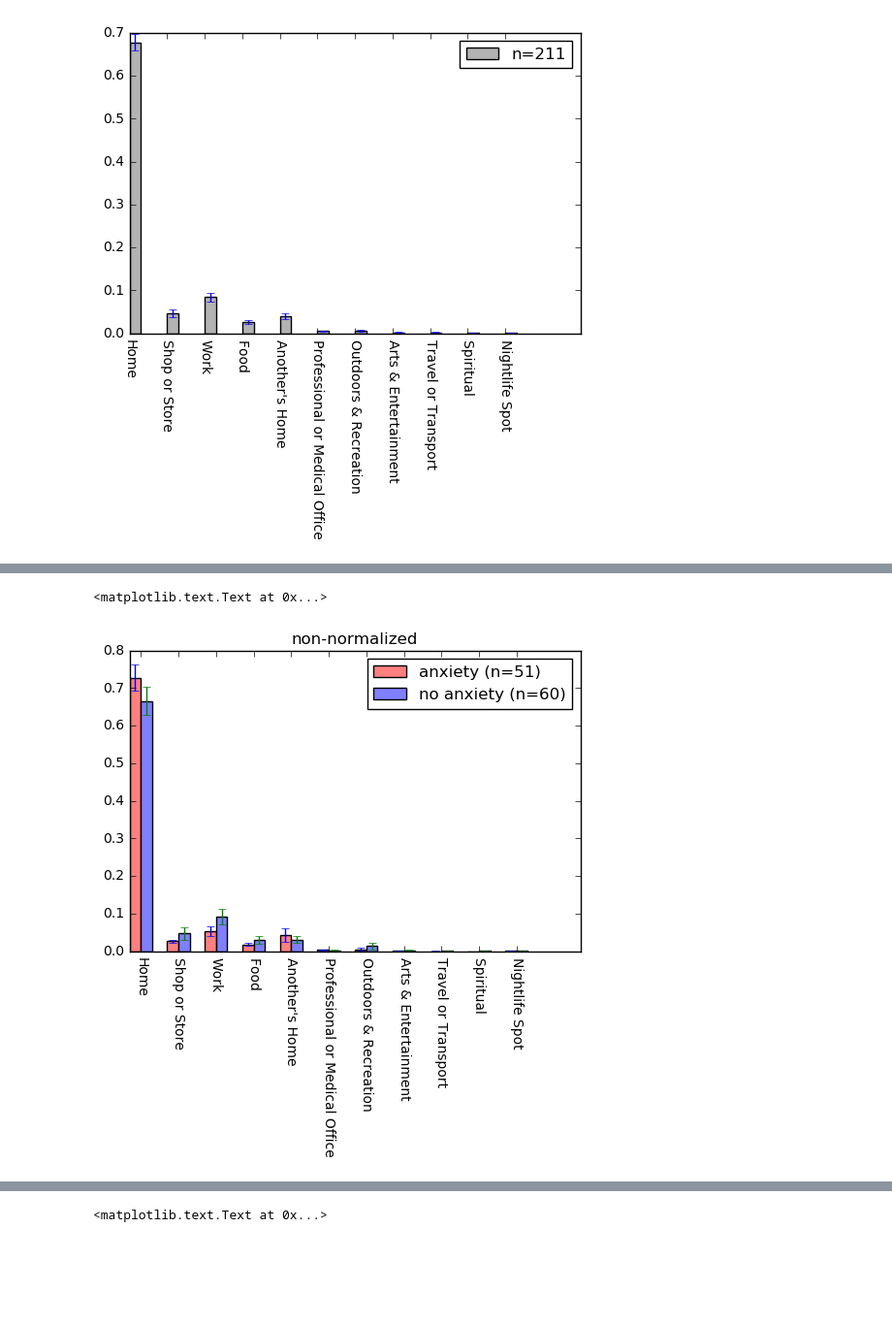
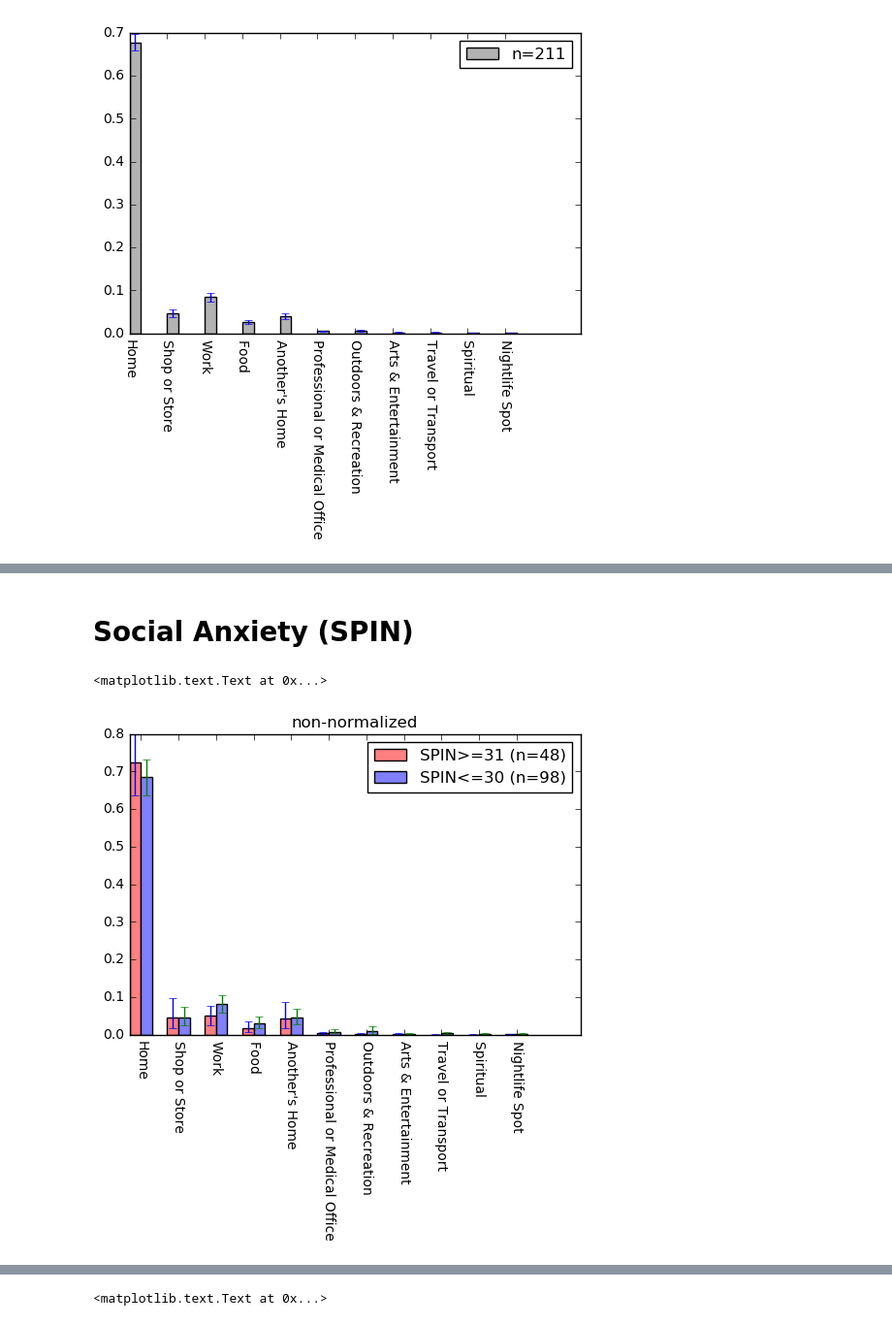
Before and after one commit to sosata/CS120DataAnalysis, a Jupyter notebook: SemanticLocation/show_locations.ipynb, the cells around one changed output, grey strips where cells are left out. Shown at 97% size. Saved outputs shown, nothing was run; the diff lists cells and outputs as text; code cells hidden in the pictures; blank space fills up the shorter version.

```diff
--- a/SemanticLocation/show_locations.ipynb
+++ b/SemanticLocation/show_locations.ipynb
@@ -6,3 +6,14 @@ def remove_parentheses(ss):
         s = s[0]
         ss[i] = s
     return ss
+# %%
+import numpy as np
+import pandas as pd
+def bootstrap(x, n_boot):
+    n = x.shape[0]
+    mean = np.array([np.nanmean(x,axis=0)])
+    for i in range(n_boot-1):
+        inds = np.random.choice(np.arange(n), size=n, replace=True)
+        xs = x[inds,:]
+        mean = np.append(mean, np.array([np.nanmean(xs,axis=0)]), axis=0)
+    return np.median(mean,axis=0), np.percentile(mean, 2.5, axis=0), np.percentile(mean, 97.5, axis=0)
@@ -64,8 +87,8 @@ for filename in files:
                 if loc in location_top:
                     data.loc[ind_subject, loc] += feature['n gps'][i]
                 dur_all += feature['n gps'][i]
-            else:
-                print 'warning: n gps was nan'
+#             else:
+#                 print 'warning: n gps was nan'
 
         # normalize
         data.loc[ind_subject, location_top] /= dur_all
@@ -153,36 +254,35 @@ for (i,loc) in enumerate(location_top):
+# %% [markdown]
+# Social Anxiety (SPIN)
 # %%
-# compare anxious to non-anxious
+# SPIN
 
-import matplotlib.pyplot as plt
-%matplotlib inline
-
-# option 1: all <> 10
-ind_anx = np.where(np.logical_and(np.logical_and(data['GAD7 W0']>=10, data['GAD7 W3']>=10), data['GAD7 W6']>=10))[0]
-ind_noanx = np.where(np.logical_and(np.logical_and(data['GAD7 W0']<10, data['GAD7 W3']<10), data['GAD7 W6']<10))[0]
+# option 1: all <> 31
+ind_1 = np.where(np.logical_and(np.logical_and(data['SPIN W0']>=31, data['SPIN W3']>=31), data['SPIN W6']>=31))[0]
+ind_0 = np.where(np.logical_and(np.logical_and(data['SPIN W0']<31, data['SPIN W3']<31), data['SPIN W6']<31))[0]
 
 # option 2: average <> 10
-# ind_anx = np.where(data['GAD7 W0']+data['GAD7 W3']+data['GAD7 W6']>=30)[0]
-# ind_noanx = np.where(data['GAD7 W0']+data['GAD7 W3']+data['GAD7 W6']<30)[0]
+# ind_dep = np.where(data['PHQ9 W0']+data['PHQ9 W3']+data['PHQ9 W6']>=30)[0]
+# ind_nodep = np.where(data['PHQ9 W0']+data['PHQ9 W3']+data['PHQ9 W6']<30)[0]
 
 # option 3: change <> 0
-# ind_anx = np.where(data['GAD7 W6']-data['GAD7 W0']>=0)[0]
-# ind_noanx = np.where(data['GAD7 W6']-data['GAD7 W0']<0)[0]
+# ind_dep = np.where(data['PHQ9 W6']-data['PHQ9 W0']>5)[0]
+# ind_nodep = np.where(data['PHQ9 W6']-data['PHQ9 W0']<-2)[0]
 
-data_anx = data.loc[ind_anx, list(location_top)]
-data_noanx = data.loc[ind_noanx, list(location_top)]
+data_1 = data.loc[ind_1, list(location_top)]
+data_0 = data.loc[ind_0, list(location_top)]
+data_1 = data_1.reset_index(drop=True)
+data_0 = data_0.reset_index(drop=True)
 
-mean_anx = np.mean(data_anx, axis=0)
-mean_noanx = np.mean(data_noanx, axis=0)
-ci_anx = np.std(data_anx, axis=0)/np.sqrt(data_anx.shape[0])
-ci_noanx = np.std(data_noanx, axis=0)/np.sqrt(data_noanx.shape[0])
+mean_1, lo_1, hi_1 = bootstrap(np.array(data_1), 1000)
+mean_0, lo_0, hi_0 = bootstrap(np.array(data_0), 1000)
 
-plt.bar(np.arange(mean_anx.size), mean_anx, yerr=ci_anx, width=.3, color=(1,0.5,0.5))
-plt.bar(np.arange(mean_noanx.size)+.3, mean_noanx, yerr=ci_noanx, width=.3, color=(0.5,0.5,1))
-plt.xticks(np.arange(mean_anx.size)+.3, remove_parentheses(data_anx.columns), rotation=270)
-plt.legend(['anxiety (n={})'.format(data_anx.shape[0]),'no anxiety (n={})'.format(data_noanx.shape[0])])
+plt.bar(np.arange(mean_1.size), mean_1, yerr=np.array([mean_1-lo_1,hi_1-mean_1]), width=.3, color=(1,.5,.5))
+plt.bar(np.arange(mean_0.size)+.3, mean_0, yerr=np.array([mean_0-lo_0,hi_0-mean_0]), width=.3, color=(.5,.5,1))
+plt.xticks(np.arange(mean_1.size)+.3, remove_parentheses(data_1.columns), rotation=270)
+plt.legend(['SPIN>=31 (n={})'.format(data_1.shape[0]),'SPIN<=30 (n={})'.format(data_0.shape[0])])
 plt.title('non-normalized')
 # %% [output]
 <matplotlib.text.Text at 0x...>
-[figure, old version]
+[figure, new version]
 # %%
 # same but normalized
```
Also changed, not shown: parts of 11 cells of this notebook, 5 other files.
